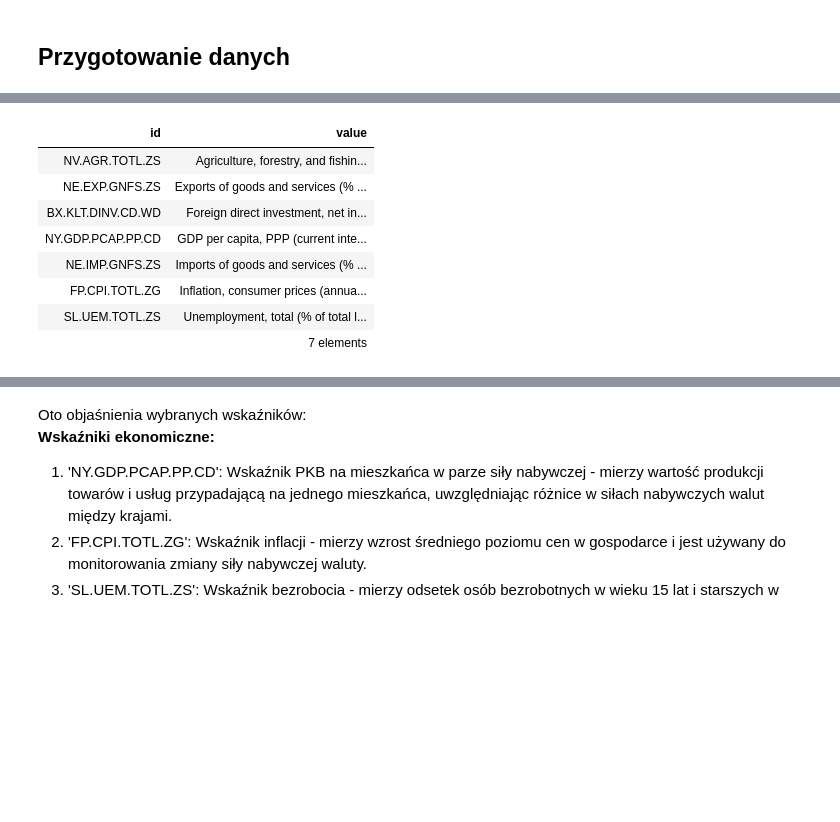
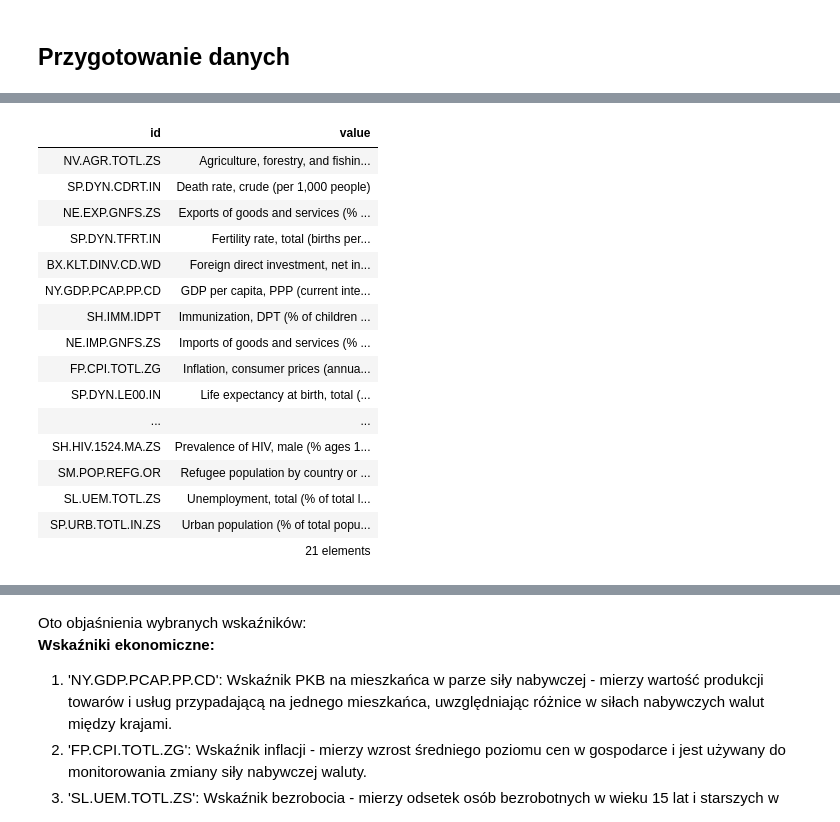
Before and after one commit to lion158/Eksploracja_Danych_Projekt, a Jupyter notebook: EksploracjaDanychProjekt2.ipynb, the cells around one changed output, grey strips where cells are left out. Saved outputs shown, nothing was run; the diff lists cells and outputs as text; code cells hidden in the pictures; blank space fills up the shorter version.

```diff
--- a/EksploracjaDanychProjekt2.ipynb
+++ b/EksploracjaDanychProjekt2.ipynb
@@ -38,17 +53,25 @@ economic_indicators_full_name = ['Agriculture, forestry, and fishing, value adde
 # lista krajów
 all_countries = ['AFE', 'AFW', 'ALB', 'AZE', 'BDI', 'BEN', 'BFA', 'BGD', 'BGR', 'BLR', 'BOL', 'BTN', 'BWA', 'CHL', 'CIV', 'CMR', 'COD', 'COG', 'COL', 'CRI', 'DOM', 'ECU', 'EGY', 'ESP', 'FCS', 'FJI', 'FRA', 'GAB', 'GEO', 'GHA', 'GMB', 'GNB', 'GRC', 'GTM', 'HND', 'HPC', 'HRV', 'HTI', 'IDA', 'IDB', 'IDN', 'IDX', 'IRN', 'ITA', 'JAM', 'KAZ', 'KEN', 'KGZ', 'KHM', 'LAO', 'LIC', 'LKA', 'LTU', 'LVA', 'MAR', 'MDA', 'MDG', 'MEA', 'MEX', 'MLI', 'MNA', 'MNG', 'MRT', 'MUS', 'MYS', 'NER', 'NGA', 'NLD', 'NPL', 'PAK', 'PER', 'PHL', 'PRE', 'PRT', 'PRY', 'ROU', 'RWA', 'SDN', 'SEN', 'SGP', 'SLV', 'SSA', 'SSF', 'SVK', 'SVN', 'SWZ', 'TCD', 'TGO', 'THA', 'TMN', 'TSS', 'TUN', 'TZA', 'UGA', 'UKR', 'URY', 'VNM', 'WLD', 'ZAF', 'ZMB']
 # %%
-wb.series.info(economic_indicators)
+wb.series.info(all_indicators)
 # %% [output]
 | id | value |
 | NV.AGR.TOTL.ZS | Agriculture, forestry, and fishin... |
+| SP.DYN.CDRT.IN | Death rate, crude (per 1,000 people) |
 | NE.EXP.GNFS.ZS | Exports of goods and services (% ... |
+| SP.DYN.TFRT.IN | Fertility rate, total (births per... |
 | BX.KLT.DINV.CD.WD | Foreign direct investment, net in... |
 | NY.GDP.PCAP.PP.CD | GDP per capita, PPP (current inte... |
+| SH.IMM.IDPT | Immunization, DPT (% of children ... |
 | NE.IMP.GNFS.ZS | Imports of goods and services (% ... |
 | FP.CPI.TOTL.ZG | Inflation, consumer prices (annua... |
+| SP.DYN.LE00.IN | Life expectancy at birth, total (... |
+| ... | ... |
+| SH.HIV.1524.MA.ZS | Prevalence of HIV, male (% ages 1... |
+| SM.POP.REFG.OR | Refugee population by country or ... |
 | SL.UEM.TOTL.ZS | Unemployment, total (% of total l... |
-|  | 7 elements |
+| SP.URB.TOTL.IN.ZS | Urban population (% of total popu... |
+|  | 21 elements |
 # %%
 def data_frame(indicators, countries):
     socio_dict = dict(zip(sociodemographic_indicators ,sociodemographic_indicators_full_name))
```
Also changed, not shown: parts of 63 cells of this notebook, 1 other file.
